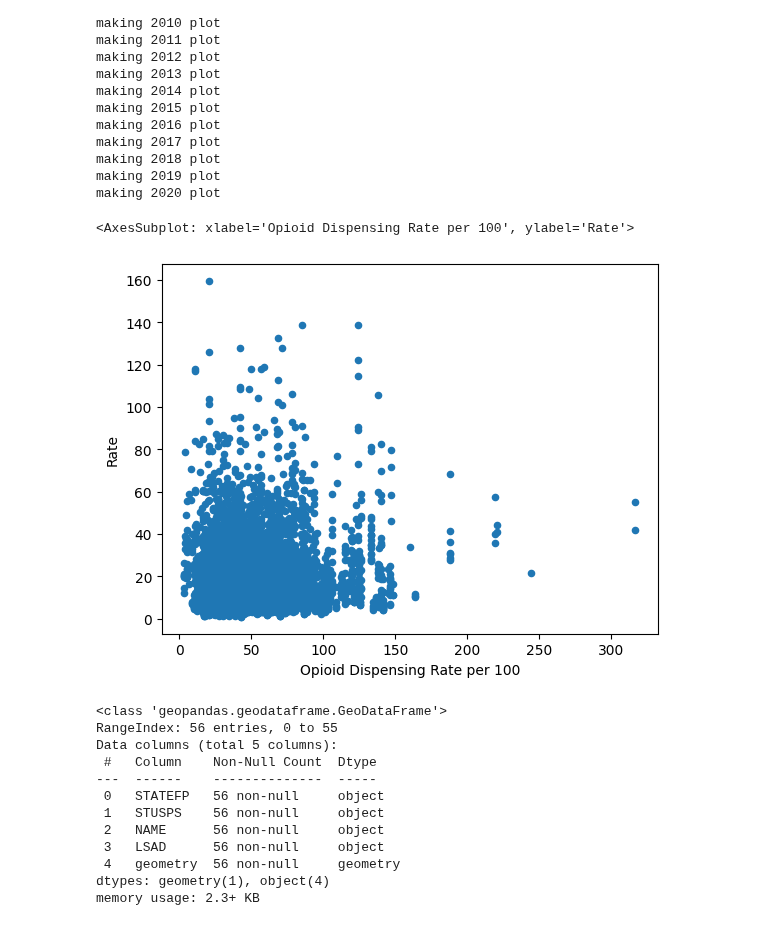
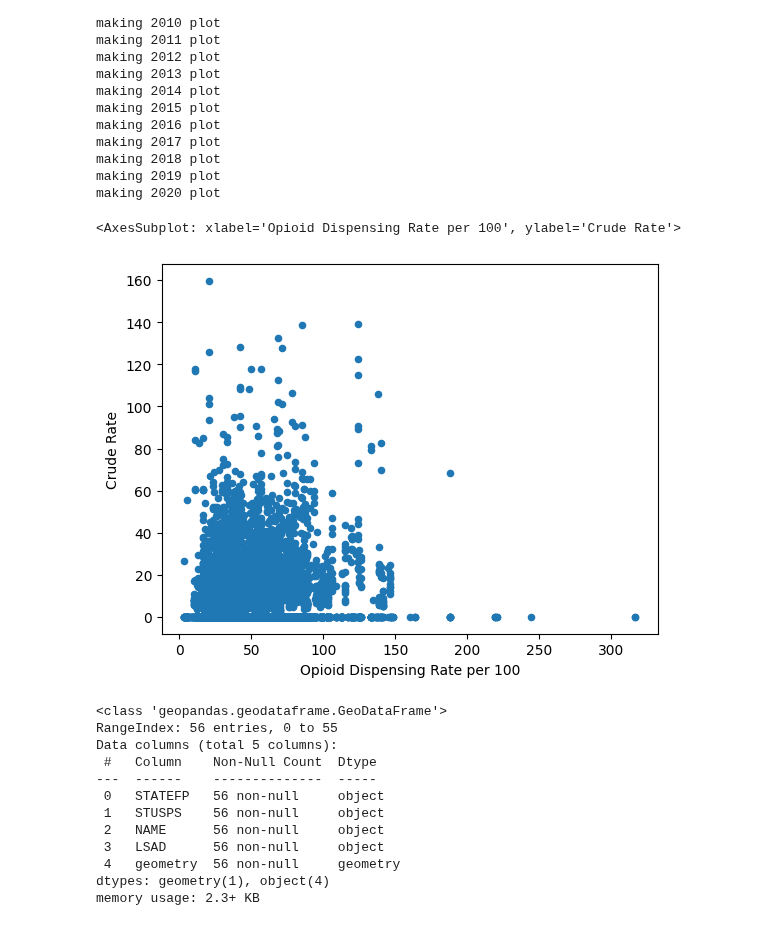
Before and after one commit to Ludougan123234/624-project, a Jupyter notebook: exp_opioid randy.ipynb, the cells around one changed output. Drawn from its saved outputs; the diff is of its cells as text; code cells hidden in the pictures.

```diff
--- a/exp_opioid randy.ipynb
+++ b/exp_opioid randy.ipynb
@@ -867,23 +888,11 @@ making 2020 plot
 # %%
-death_df = pd.DataFrame()
-
-for file in os.listdir("./data/WONDER"):
-    if file[-3:] == "txt":
-        temp = pd.read_csv(f"./data/WONDER/{file}", sep="\t")
-        temp["year"] = int(file[-8:-4])
-        temp.drop("Notes", axis=1, inplace=True)
-        death_df = pd.concat([temp, death_df], axis=0)
-
-death_df = (
-    death_df.reset_index()
-    .dropna(subset=["County", "County Code", "Deaths", "Population", "Crude Rate"])
-    .drop("index", axis=1)
-)
 death_df['State'] = death_df['County'].apply(lambda x: x.split(', ')[1])
 death_df['Rate'] = (death_df['Deaths'] / death_df['Population']) * 100000
+death_df = death_df.drop(death_df[death_df['Crude Rate'] == "Unreliable"].index)
+death_df['Crude Rate'] = death_df['Crude Rate'].astype("float32")
 
 jnb = JenksNaturalBreaks(5)
-jnb.fit(death_df['Rate'])
+jnb.fit(death_df['Crude Rate'])
 
 # generate a list of strings for the break ranges
 cls = []
@@ -895,8 +904,7 @@ for i in range(len(jnb.breaks_)):
      except:
           pass
 
-death_df['cls'] = death_df['Rate'].apply(lambda x: "abcde"[jnb.predict(x)])
-
+death_df['cls'] = death_df['Crude Rate'].apply(lambda x: "abcde"[jnb.predict(x)])
 death_df
 # %% [output]
 |  | County | County Code | Deaths | Population | Crude Rate | year | State | Rate | cls |
@@ -1112,12 +1120,12 @@ making 2020 plot
 # %%
 disp_death = death_df.merge(df.query('year==2020'), how="inner", left_on = "County Code", right_on = "County FIPS Code")
 county_disp_death = disp_death.groupby('State_x')[['Opioid Dispensing Rate per 100', 'Rate']].mean().reset_index()
 disp_death.plot(kind = "scatter",
                 x = "Opioid Dispensing Rate per 100",
-                y = "Rate")
+                y = "Crude Rate")
 # %% [output]
-<AxesSubplot: xlabel='Opioid Dispensing Rate per 100', ylabel='Rate'>
+<AxesSubplot: xlabel='Opioid Dispensing Rate per 100', ylabel='Crude Rate'>
-[figure, old version]
+[figure, new version]
 # %%
 sgdf.info()
 # %% [output]
```
Also changed, not shown: parts of 27 cells of this notebook, 2 other files.
